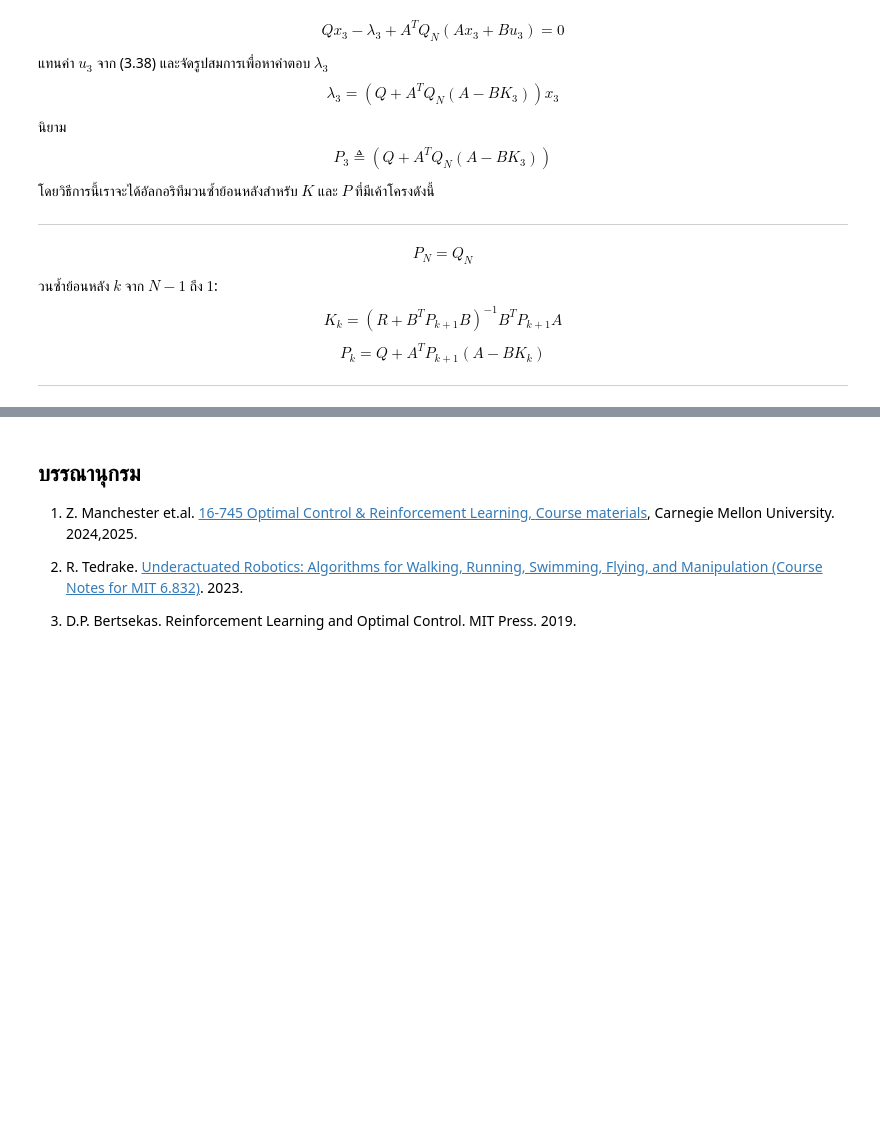
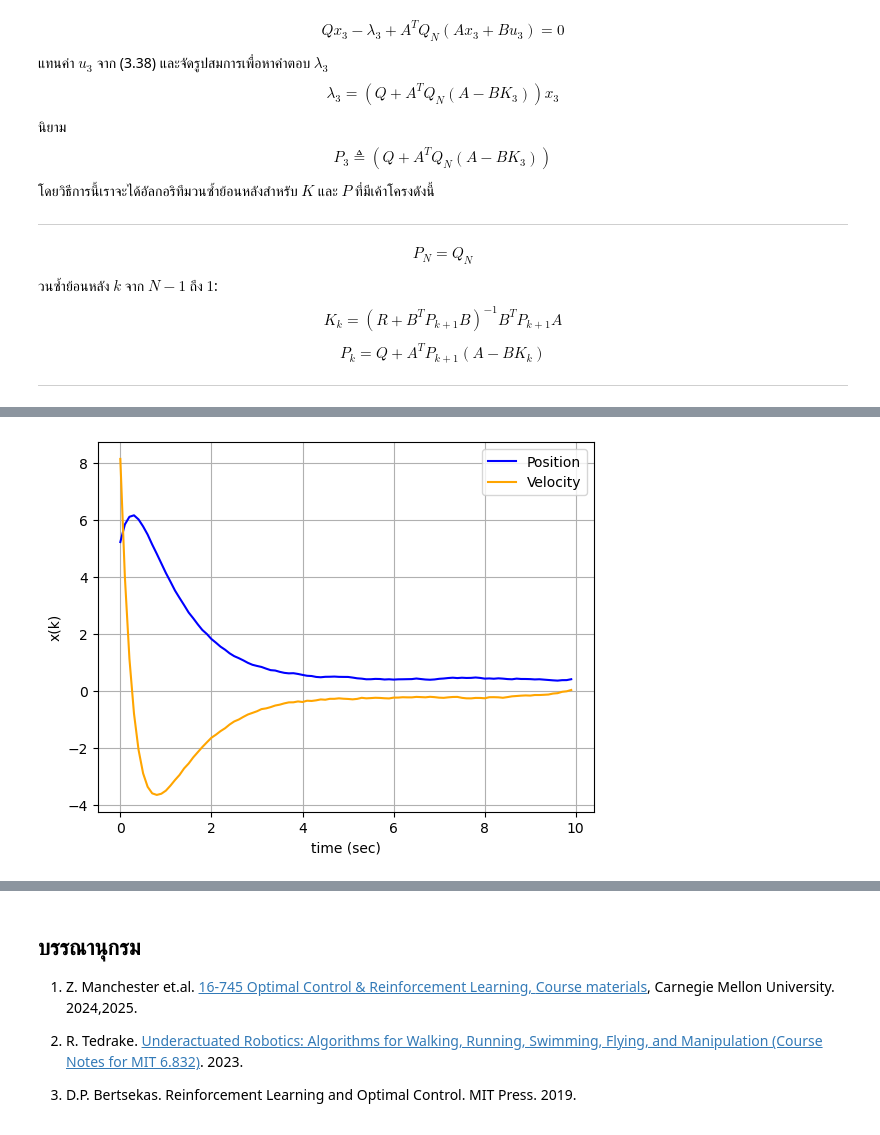
Before and after one commit to dewdotninja/ocrl, a Jupyter notebook: doc/notebooks/chapter3.ipynb, the cells around one changed output, grey strips where cells are left out. Drawn from its saved outputs; the diff is of its cells as text; code cells hidden in the pictures; blank space fills up the shorter version.

```diff
--- a/doc/notebooks/chapter3.ipynb
+++ b/doc/notebooks/chapter3.ipynb
@@ -808,0 +919,13 @@ $$
+# %%
+# Forward rollout with random noise and arbitrary initial condition
+xhist = np.zeros((n,N))
+xhist[:,[0]] = x0 + 10*np.random.rand(2,1) # change in x0 is significant
+uhist = np.zeros((m,N-1))
+for k in range(N-1):
+    uhist[:,[k]] = -K[:,:,k]@xhist[:,[k]]
+    xhist[:,[k+1]] = A@xhist[:,[k]] + B*uhist[:,[k]] + 0.05*np.random.rand(2,1)
+    # adjust noise intensity as desired
+# %%
+plotx(thist,xhist)
+# %% [output]
+[figure, added]
```
Also changed, not shown: parts of 46 cells of this notebook.
